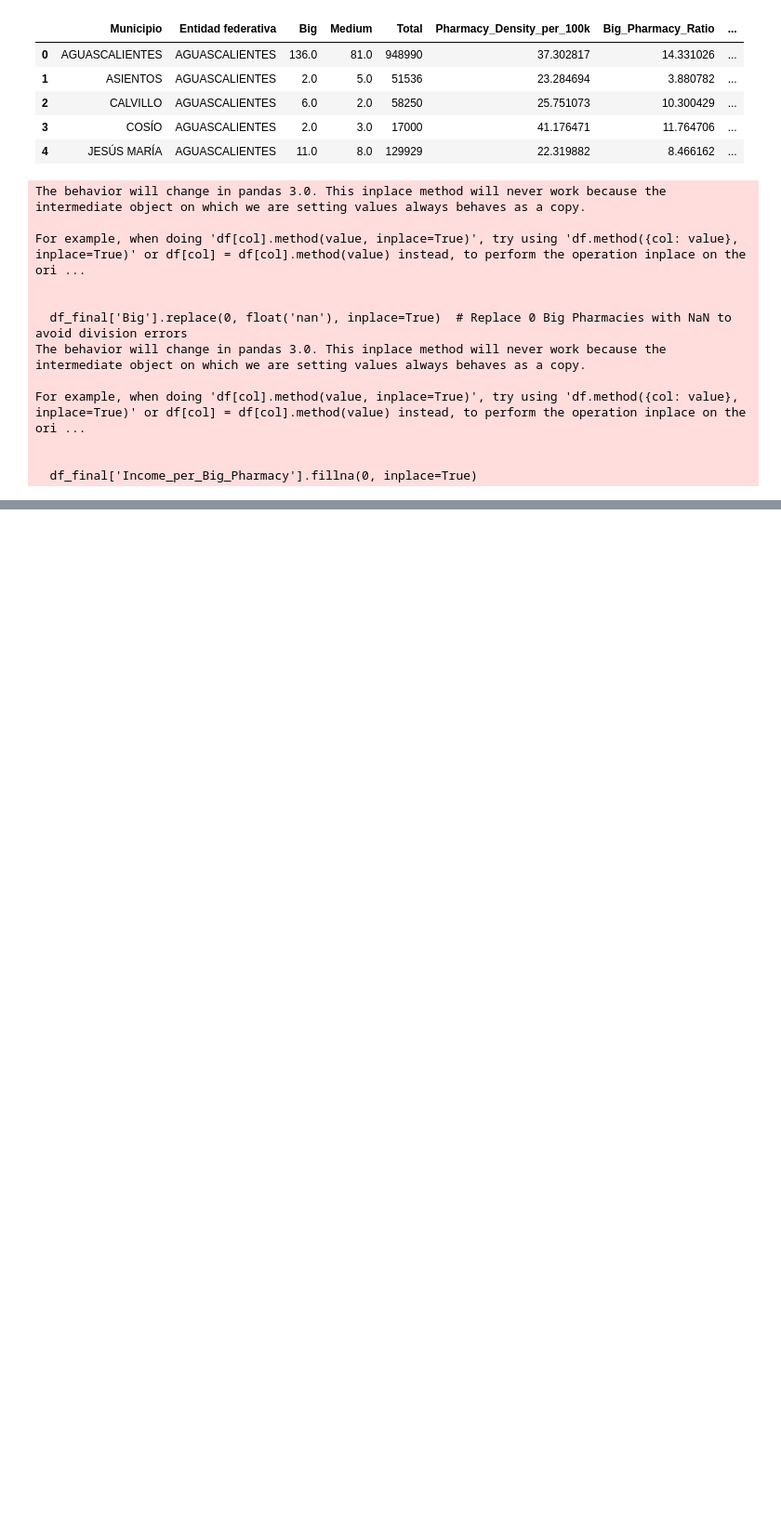
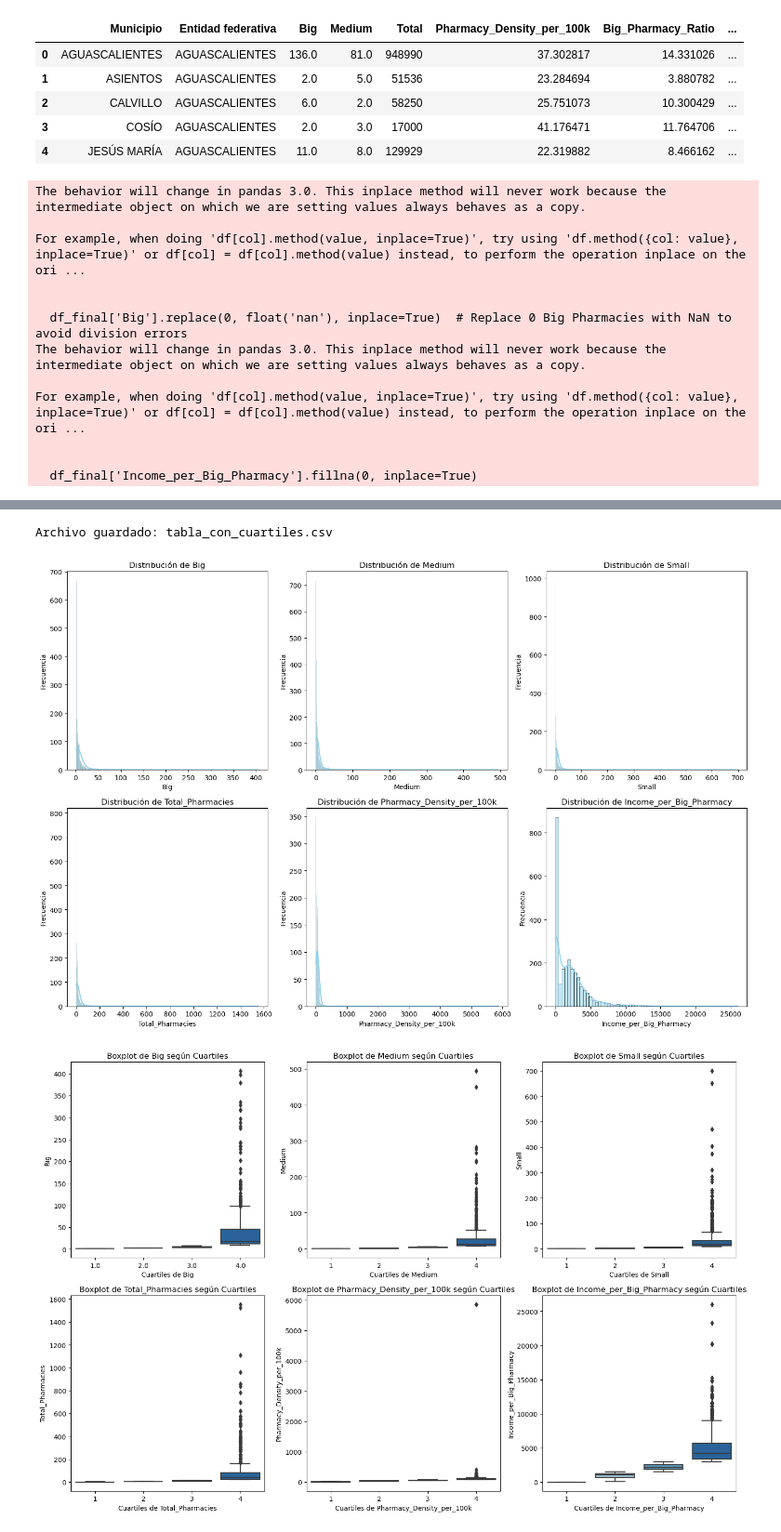
Before and after one commit to bughalda/DATATON-2024, a Jupyter notebook: Primera Etapa/Analisis con Tablas completas de INEGI.ipynb, the cells around one changed output, grey strips where cells are left out. Shown at 93% size. Cells and saved outputs as stored; diff of their text form; code cells hidden in the pictures; blank space fills up the shorter version.

```diff
--- a/Primera Etapa/Analisis con Tablas completas de INEGI.ipynb
+++ b/Primera Etapa/Analisis con Tablas completas de INEGI.ipynb
@@ -312,0 +304,14 @@ df_final.sort_values(by=["Income_per_Big_Pharmacy"], ascending=False)[:20]
+# %%
+archivo_csv = 'tabla_completa.csv'
+df = pd.read_csv(archivo_csv)
+
+columnas_interes = [
+    'Big', 'Medium', 'Small', 'Total_Pharmacies',
+    'Total_Trimestral_Income', 'Pharmacy_Density_per_100k', 'Income_per_Big_Pharmacy', 'Total_Diabetes_Pop'
+]
+df_filtrado = df[columnas_interes]
+
+cuartiles = df_filtrado.quantile([0.25, 0.5, 0.75])
+
+print("Cuartiles:")
+print(cuartiles)
@@ -312,0 +329,58 @@ df_final.sort_values(by=["Income_per_Big_Pharmacy"], ascending=False)[:20]
+# %%
+df_filtrado = df.copy()
+cuartiles = df[columnas_interes].quantile([0.25, 0.5, 0.75])
+
+def asignar_cuartil(valor, q1, q2, q3):
+    if pd.isna(valor):
+        return None
+    if valor <= q1:
+        return 1
+    elif valor <= q2:
+        return 2
+    elif valor <= q3:
+        return 3
+    else:
+        return 4
+
+for col in columnas_interes:
+    q1, q2, q3 = cuartiles[col]
+    df_filtrado[f'{col}_Quartile'] = df[col].apply(asignar_cuartil, args=(q1, q2, q3))
+
+tabla_cuartiles = 'tabla_con_cuartiles.csv'
+df_filtrado.to_csv(tabla_cuartiles, index=False)
+
+print(f'Archivo guardado: {tabla_cuartiles}')
+# %% [output]
+Archivo guardado: tabla_con_cuartiles.csv
+# %%
+columnas_interes = [
+    'Big', 'Medium', 'Small', 'Total_Pharmacies',
+    'Pharmacy_Density_per_100k', 'Income_per_Big_Pharmacy'
+]
+
+plt.figure(figsize=(15, 10))
+
+for i, col in enumerate(columnas_interes):
+    plt.subplot(2, 3, i+1)
+    sns.histplot(df_filtrado[col], kde=True, color='skyblue', edgecolor='black')
+    plt.title(f'Distribución de {col}')
+    plt.xlabel(col)
+    plt.ylabel('Frecuencia')
+
+plt.tight_layout()
+plt.show()
+
+plt.figure(figsize=(15, 10))
+
+for i, col in enumerate(columnas_interes):
+    plt.subplot(2, 3, i+1)
+    sns.boxplot(x=df_filtrado[f'{col}_Quartile'], y=df_filtrado[col], palette='Blues')
+    plt.title(f'Boxplot de {col} según Cuartiles')
+    plt.xlabel(f'Cuartiles de {col}')
+    plt.ylabel(col)
+
+plt.tight_layout()
+plt.show()
+# %% [output]
+[figure, added]
+[figure, added]
```
Also changed, not shown: parts of 78 cells of this notebook, 2 other files.
